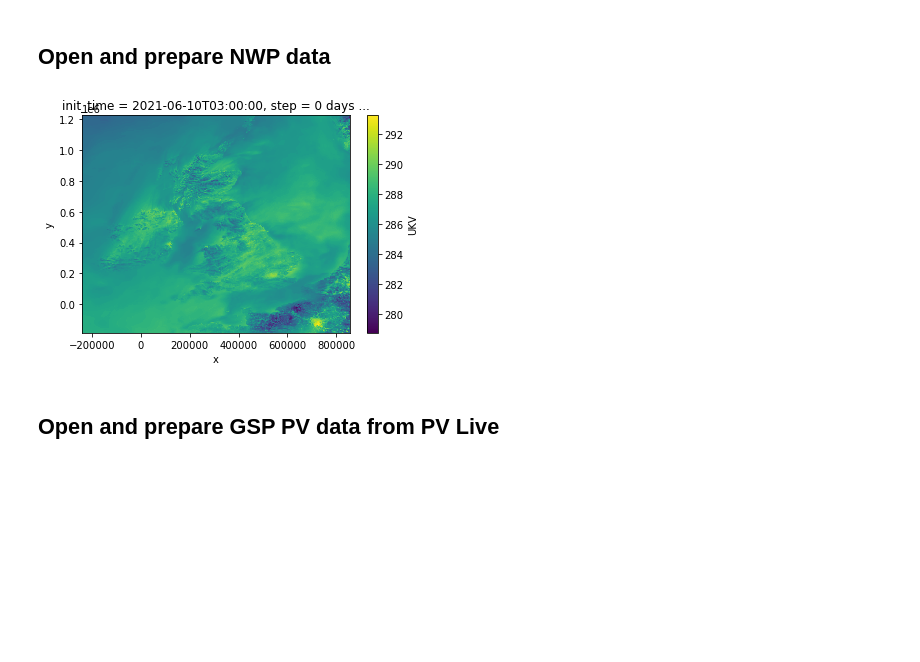
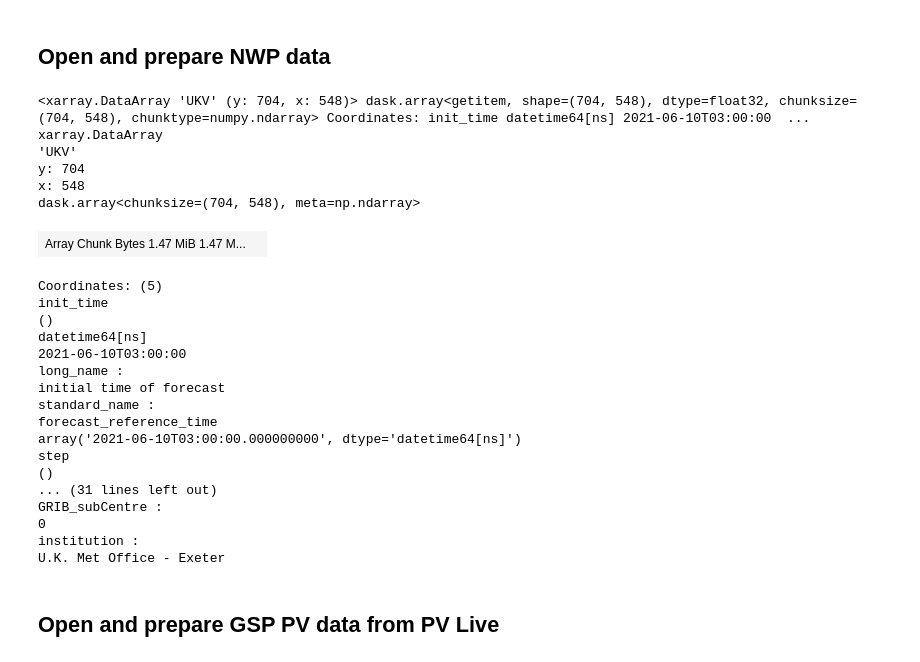
Before and after one commit to openclimatefix/nowcasting_utils, a Jupyter notebook: notebooks/animated_plot_of_satellite_and_pv_and_gsp_and_nwp.ipynb, the cells around one changed output. Saved outputs shown, nothing was run; the diff lists cells and outputs as text; code cells hidden in the pictures; blank space fills up the shorter version.

```diff
--- a/notebooks/animated_plot_of_satellite_and_pv_and_gsp_and_nwp.ipynb
+++ b/notebooks/animated_plot_of_satellite_and_pv_and_gsp_and_nwp.ipynb
@@ -123,9 +124,32 @@ def get_nwp_data(dt: pd.Timestamp, variable: str = "dswrf") -> xr.DataArray:
     step = dt_hourly - init_time
     return nwp_dataset["UKV"].sel(init_time=init_time, step=step, variable=variable)
 # %%
-get_nwp_data(START_TIME, variable="t").plot();
+get_nwp_data(START_TIME, variable="t")
 # %% [output]
-[figure, removed]
+<xarray.DataArray 'UKV' (y: 704, x: 548)> dask.array<getitem, shape=(704, 548), dtype=float32, chunksize=(704, 548), chunktype=numpy.ndarray> Coordinates: init_time datetime64[ns] 2021-06-10T03:00:00  ...
+xarray.DataArray
+'UKV'
+y: 704
+x: 548
+dask.array<chunksize=(704, 548), meta=np.ndarray>
+| Array Chunk Bytes 1.47 MiB 1.47 M... |  |
+Coordinates: (5)
+init_time
+()
+datetime64[ns]
+2021-06-10T03:00:00
+long_name :
+initial time of forecast
+standard_name :
+forecast_reference_time
+array('2021-06-10T03:00:00.000000000', dtype='datetime64[ns]')
+step
+()
+... (31 lines left out)
+GRIB_subCentre :
+0
+institution :
+U.K. Met Office - Exeter
 # %%
 nwp_min = nwp_dataset.sel(init_time=slice(START_TIME, END_TIME))["UKV"].min(dim=["x", "y", "init_time", "step"])
 nwp_max = nwp_dataset.sel(init_time=slice(START_TIME, END_TIME))["UKV"].max(dim=["x", "y", "init_time", "step"])
```
Also changed, not shown: parts of 11 cells of this notebook, 1 other file.
